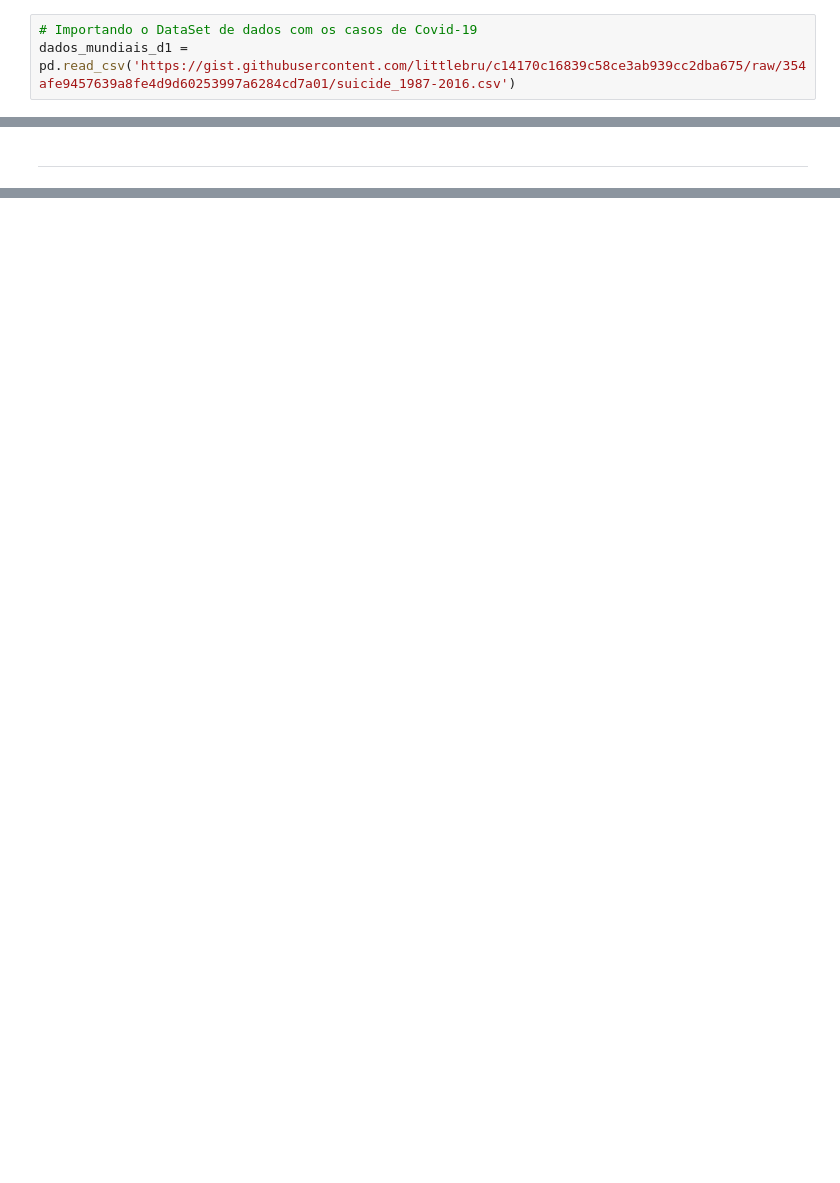
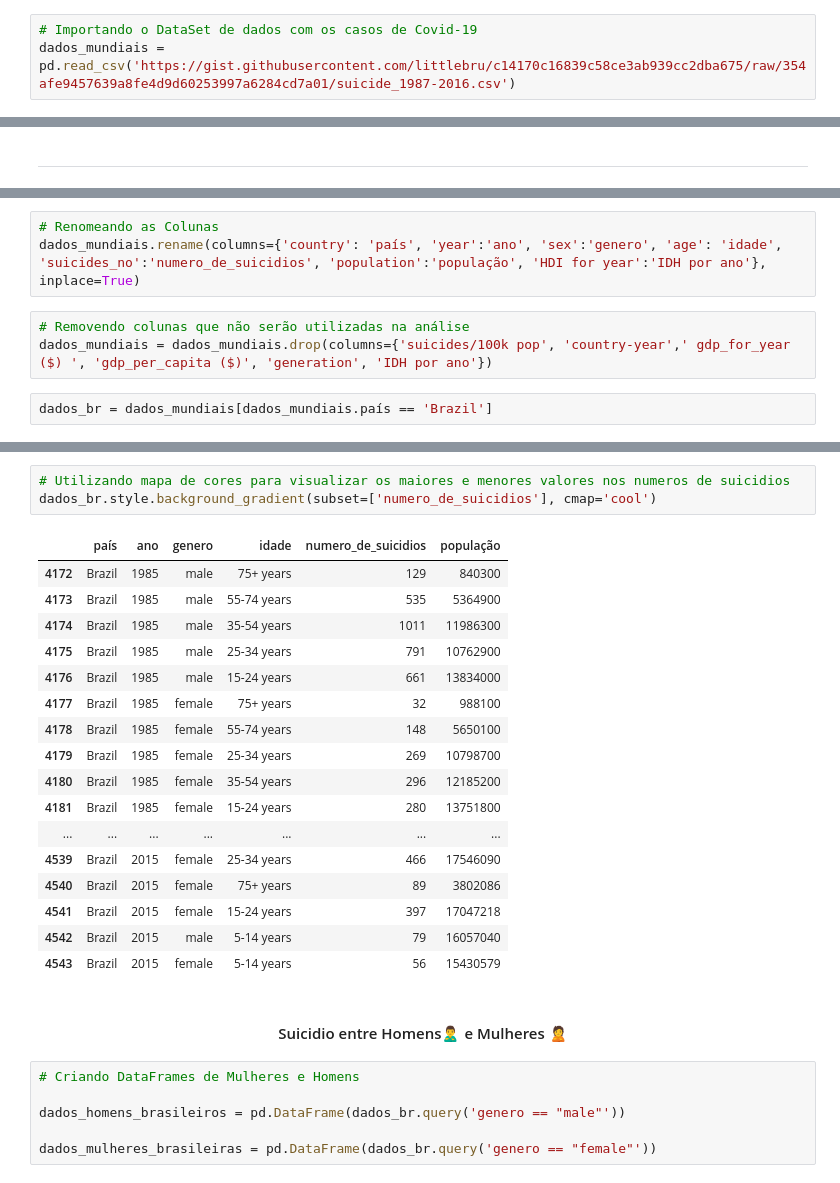
Before and after one commit to littlebru/Indice-de-Suicidio-no-Brasil, a Jupyter notebook: Analise_dados_suicidio.ipynb, the cells around one changed output, grey strips where cells are left out. Drawn from its saved outputs; the diff is of its cells as text; blank space fills up the shorter version.

Commit message:
add visualização dos dados

```diff
--- a/Analise_dados_suicidio.ipynb
+++ b/Analise_dados_suicidio.ipynb
@@ -35,5 +50,5 @@ import seaborn as sns
 # %%
 # Importando o DataSet de dados com os casos de Covid-19
-dados_mundiais_d1 = pd.read_csv('https://gist.githubusercontent.com/littlebru/c14170c16839c58ce3ab939cc2dba675/raw/354afe9457639a8fe4d9d60253997a6284cd7a01/suicide_1987-2016.csv')
+dados_mundiais = pd.read_csv('https://gist.githubusercontent.com/littlebru/c14170c16839c58ce3ab939cc2dba675/raw/354afe9457639a8fe4d9d60253997a6284cd7a01/suicide_1987-2016.csv')
 # %%
 # 5 primeiras linhas do primeiro DataSet
@@ -203,0 +157,8 @@ bai
+# %%
+# Renomeando as Colunas
+dados_mundiais.rename(columns={'country': 'país', 'year':'ano', 'sex':'genero', 'age': 'idade', 'suicides_no':'numero_de_suicidios', 'population':'população', 'HDI for year':'IDH por ano'}, inplace=True)
+# %%
+# Removendo colunas que não serão utilizadas na análise
+dados_mundiais = dados_mundiais.drop(columns={'suicides/100k pop', 'country-year',' gdp_for_year ($) ', 'gdp_per_capita ($)', 'generation', 'IDH por ano'})
+# %%
+dados_br = dados_mundiais[dados_mundiais.país == 'Brazil']
@@ -203,0 +197,29 @@ bai
+# %%
+# Utilizando mapa de cores para visualizar os maiores e menores valores nos numeros de suicidios
+dados_br.style.background_gradient(subset=['numero_de_suicidios'], cmap='cool')
+# %% [output]
+|  | país | ano | genero | idade | numero_de_suicidios | população |
+| 4172 | Brazil | 1985 | male | 75+ years | 129 | 840300 |
+| 4173 | Brazil | 1985 | male | 55-74 years | 535 | 5364900 |
+| 4174 | Brazil | 1985 | male | 35-54 years | 1011 | 11986300 |
+| 4175 | Brazil | 1985 | male | 25-34 years | 791 | 10762900 |
+| 4176 | Brazil | 1985 | male | 15-24 years | 661 | 13834000 |
+| 4177 | Brazil | 1985 | female | 75+ years | 32 | 988100 |
+| 4178 | Brazil | 1985 | female | 55-74 years | 148 | 5650100 |
+| 4179 | Brazil | 1985 | female | 25-34 years | 269 | 10798700 |
+| 4180 | Brazil | 1985 | female | 35-54 years | 296 | 12185200 |
+| 4181 | Brazil | 1985 | female | 15-24 years | 280 | 13751800 |
+| ... | ... | ... | ... | ... | ... | ... |
+| 4539 | Brazil | 2015 | female | 25-34 years | 466 | 17546090 |
+| 4540 | Brazil | 2015 | female | 75+ years | 89 | 3802086 |
+| 4541 | Brazil | 2015 | female | 15-24 years | 397 | 17047218 |
+| 4542 | Brazil | 2015 | male | 5-14 years | 79 | 16057040 |
+| 4543 | Brazil | 2015 | female | 5-14 years | 56 | 15430579 |
+# %% [markdown]
+<h4 align="center">Suicidio entre Homens🙎‍♂️ e Mulheres 🙎 </h4>
+# %%
+# Criando DataFrames de Mulheres e Homens
+
+dados_homens_brasileiros = pd.DataFrame(dados_br.query('genero == "male"'))
+
+dados_mulheres_brasileiras = pd.DataFrame(dados_br.query('genero == "female"'))
```
Also changed, not shown: parts of 42 cells of this notebook.
